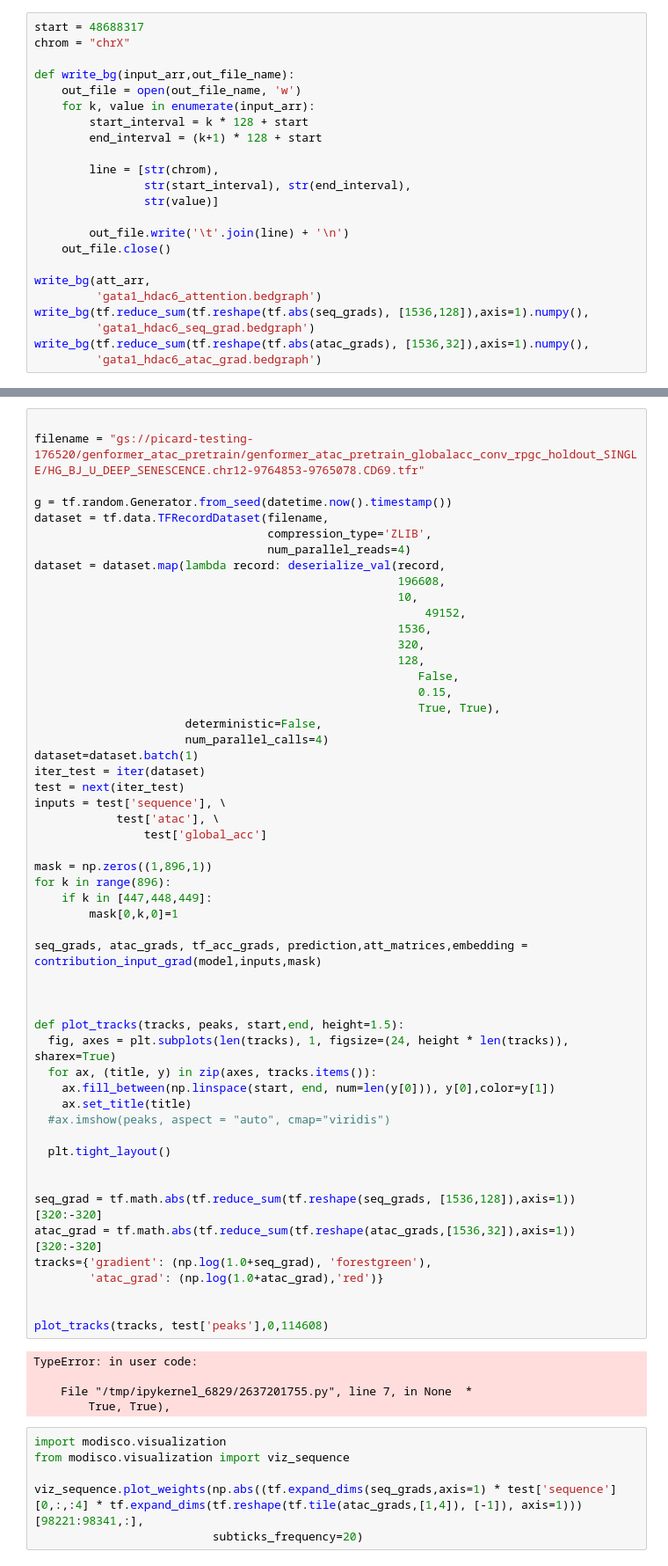
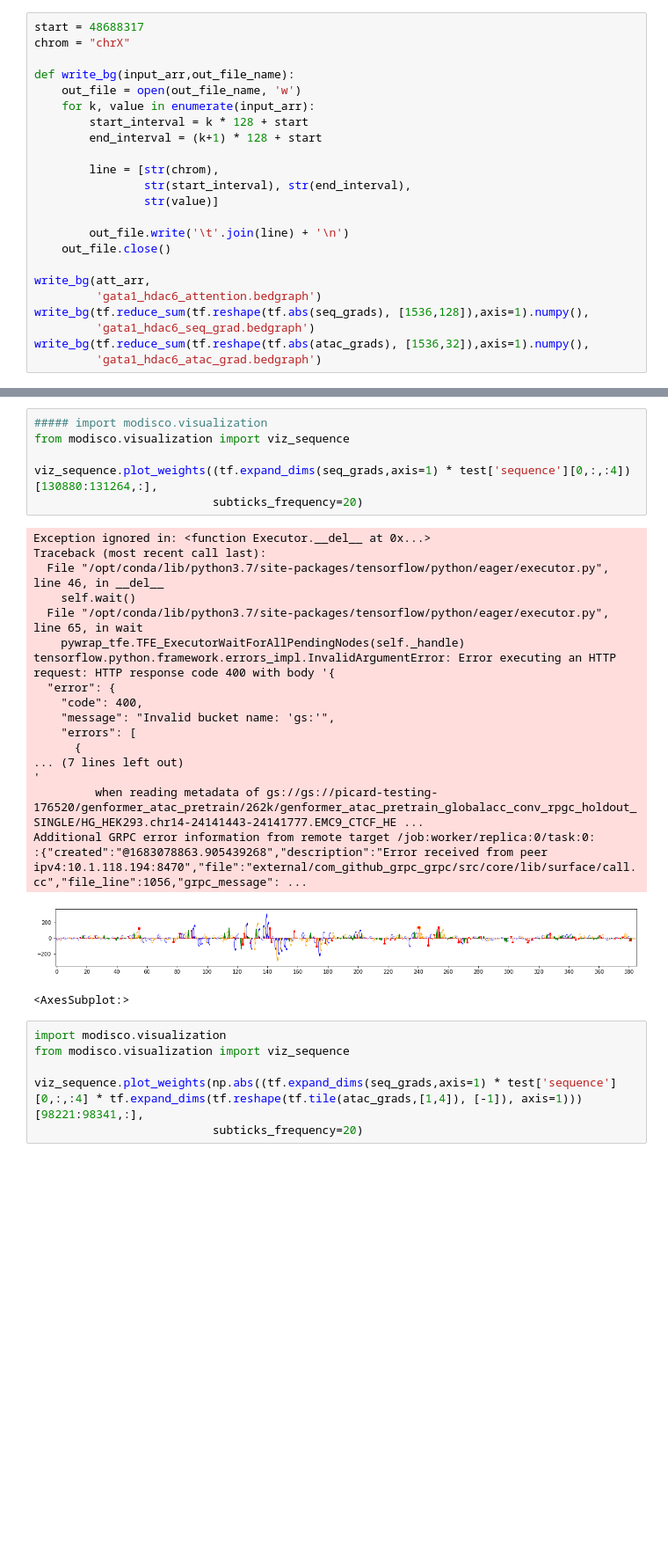
Before and after one commit to abuchin/genformer, a Jupyter notebook: visualization/plot_tracks_masked.ipynb, the cells around one changed output, grey strips where cells are left out. Shown at 88% size. Drawn from its saved outputs; the diff is of its cells as text; blank space fills up the shorter version.

```diff
--- a/visualization/plot_tracks_masked.ipynb
+++ b/visualization/plot_tracks_masked.ipynb
@@ -900,61 +888,29 @@ plot_tracks(tracks,peaks_expand, 0,196608)
 # %%
+##### import modisco.visualization
+from modisco.visualization import viz_sequence
 
-filename = "gs://picard-testing-176520/genformer_atac_pretrain/genformer_atac_pretrain_globalacc_conv_rpgc_holdout_SINGLE/HG_BJ_U_DEEP_SENESCENCE.chr12-9764853-9765078.CD69.tfr"
-
-g = tf.random.Generator.from_seed(datetime.now().timestamp())
-dataset = tf.data.TFRecordDataset(filename,
-                                  compression_type='ZLIB',
-                                  num_parallel_reads=4)
-dataset = dataset.map(lambda record: deserialize_val(record,
-                                                     196608,
-                                                     10,
-                                                         49152,
-                                                     1536,
-                                                     320,
-                                                     128,
-                                                        False,
-                                                        0.15,
-                                                        True, True),
-                      deterministic=False,
-                      num_parallel_calls=4)
-dataset=dataset.batch(1)
-iter_test = iter(dataset)
-test = next(iter_test)
-inputs = test['sequence'], \
-            test['atac'], \
-                test['global_acc']
-
-mask = np.zeros((1,896,1))
-for k in range(896):
-    if k in [447,448,449]:
-        mask[0,k,0]=1
-
-seq_grads, atac_grads, tf_acc_grads, prediction,att_matrices,embedding = contribution_input_grad(model,inputs,mask)
-
-
-
-def plot_tracks(tracks, peaks, start,end, height=1.5):
-  fig, axes = plt.subplots(len(tracks), 1, figsize=(24, height * len(tracks)), sharex=True)
-  for ax, (title, y) in zip(axes, tracks.items()):
-    ax.fill_between(np.linspace(start, end, num=len(y[0])), y[0],color=y[1])
-    ax.set_title(title)
-  #ax.imshow(peaks, aspect = "auto", cmap="viridis")
-
-  plt.tight_layout()
-
-
-seq_grad = tf.math.abs(tf.reduce_sum(tf.reshape(seq_grads, [1536,128]),axis=1))[320:-320]
-atac_grad = tf.math.abs(tf.reduce_sum(tf.reshape(atac_grads,[1536,32]),axis=1))[320:-320]
-tracks={'gradient': (np.log(1.0+seq_grad), 'forestgreen'),
-        'atac_grad': (np.log(1.0+atac_grad),'red')}
-
-
-plot_tracks(tracks, test['peaks'],0,114608)
+viz_sequence.plot_weights((tf.expand_dims(seq_grads,axis=1) * test['sequence'][0,:,:4])[130880:131264,:],
+                          subticks_frequency=20)
 # %% [output]
-TypeError: in user code:
-
-    File "/tmp/ipykernel_6829/2637201755.py", line 7, in None  *
-        True, True),
+Exception ignored in: <function Executor.__del__ at 0x...>
+Traceback (most recent call last):
+  File "/opt/conda/lib/python3.7/site-packages/tensorflow/python/eager/executor.py", line 46, in __del__
+    self.wait()
+  File "/opt/conda/lib/python3.7/site-packages/tensorflow/python/eager/executor.py", line 65, in wait
+    pywrap_tfe.TFE_ExecutorWaitForAllPendingNodes(self._handle)
+tensorflow.python.framework.errors_impl.InvalidArgumentError: Error executing an HTTP request: HTTP response code 400 with body '{
+  "error": {
+    "code": 400,
+    "message": "Invalid bucket name: 'gs:'",
+    "errors": [
+      {
+... (7 lines left out)
+'
+         when reading metadata of gs://gs://picard-testing-176520/genformer_atac_pretrain/262k/genformer_atac_pretrain_globalacc_conv_rpgc_holdout_SINGLE/HG_HEK293.chr14-24141443-24141777.EMC9_CTCF_HE ...
+Additional GRPC error information from remote target /job:worker/replica:0/task:0:
+:{"created":"@1683078863.905439268","description":"Error received from peer ipv4:10.1.118.194:8470","file":"external/com_github_grpc_grpc/src/core/lib/surface/call.cc","file_line":1056,"grpc_message": ...
+[figure, added]
+<AxesSubplot:>
 # %%
 import modisco.visualization
 from modisco.visualization import viz_sequence
```
Also changed, not shown: parts of 4 cells of this notebook, 1 other file.
